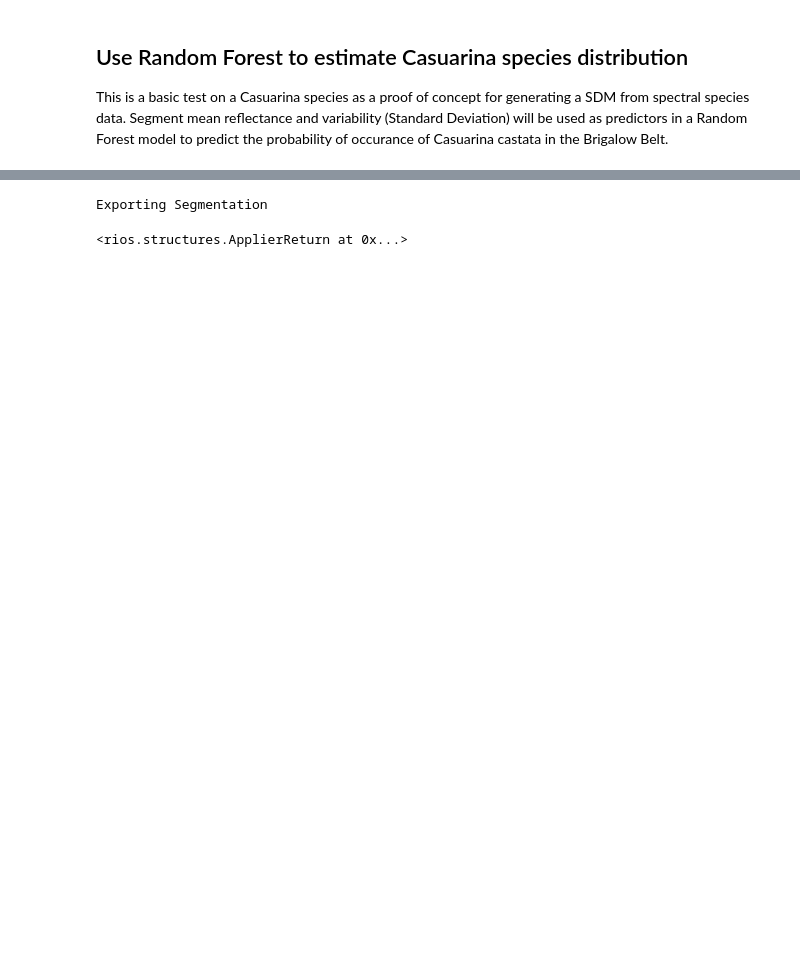
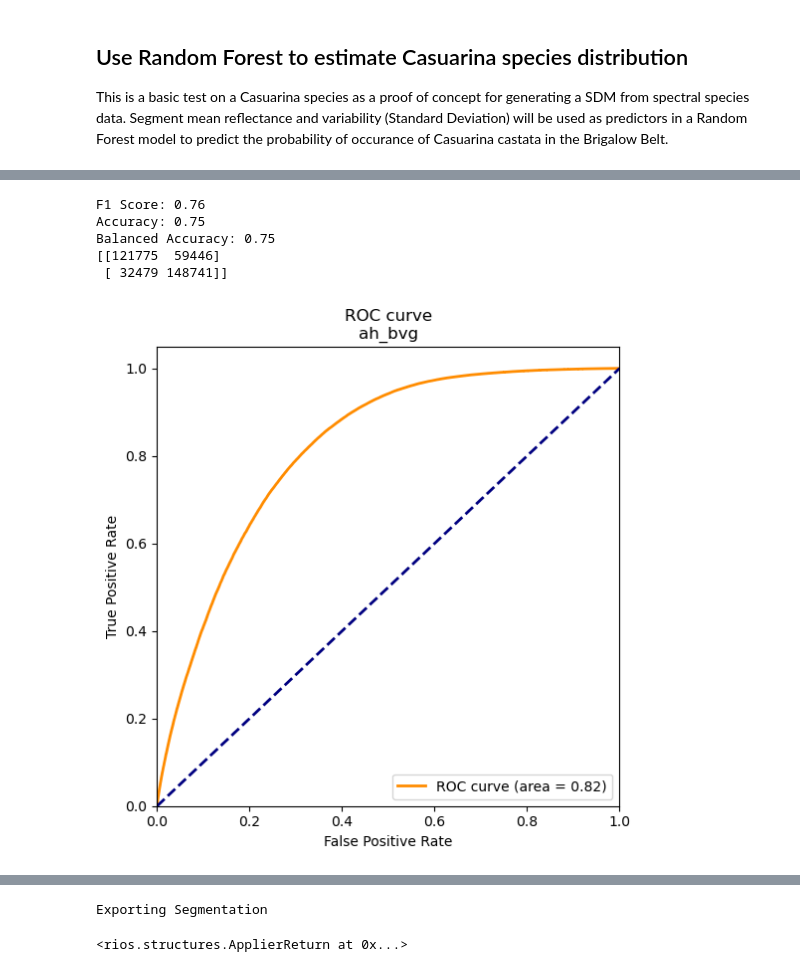
Before and after one commit to t-hackwood/SpectralBotany, a Jupyter notebook: notebooks/SpectralBotany.ipynb, the cells around one changed output, grey strips where cells are left out. Saved outputs shown, nothing was run; the diff lists cells and outputs as text; code cells hidden in the pictures; blank space fills up the shorter version.

```diff
--- a/notebooks/SpectralBotany.ipynb
+++ b/notebooks/SpectralBotany.ipynb
@@ -1709,0 +2141,41 @@ plt.show()
+# %%
+from sklearn.metrics import confusion_matrix
+
+# Validate with the testing data
+y_pred = best_pipeline.predict(x_test[:,0:numpredictors])
+y_prob = best_pipeline.predict_proba(x_test[:,0:numpredictors])[:, 1]
+
+# Print F1 score, accuracy, and balanced accuracy
+f1 = f1_score(y_test, y_pred)
+accuracy = accuracy_score(y_test, y_pred)
+balanced_accuracy = balanced_accuracy_score(y_test, y_pred)
+print(f"F1 Score: {f1:.2f}")
+print(f"Accuracy: {accuracy:.2f}")
+print(f"Balanced Accuracy: {balanced_accuracy:.2f}")
+
+# print confusion matrix
+cm = confusion_matrix(y_test, y_pred)
+print(cm)
+
+# Calculate the ROC curve
+fpr, tpr, _ = roc_curve(y_test, y_prob)
+roc_auc = auc(fpr, tpr)
+
+# Plot the ROC curve
+plt.figure(figsize=(6, 6))
+plt.plot(fpr, tpr, color='darkorange', lw=2, label=f'ROC curve (area = {roc_auc:.2f})')
+plt.plot([0, 1], [0, 1], color='navy', lw=2, linestyle='--')
+plt.xlim([0.0, 1.0])
+plt.ylim([0.0, 1.05])
+plt.xlabel('False Positive Rate')
+plt.ylabel('True Positive Rate')
+plt.title(f'ROC curve\n{target_species}')
+plt.legend(loc='lower right')
+plt.show()
+# %% [output]
+F1 Score: 0.76
+Accuracy: 0.75
+Balanced Accuracy: 0.75
+[[121775  59446]
+ [ 32479 148741]]
+[figure, added]
```
Also changed, not shown: parts of 42 cells of this notebook.
